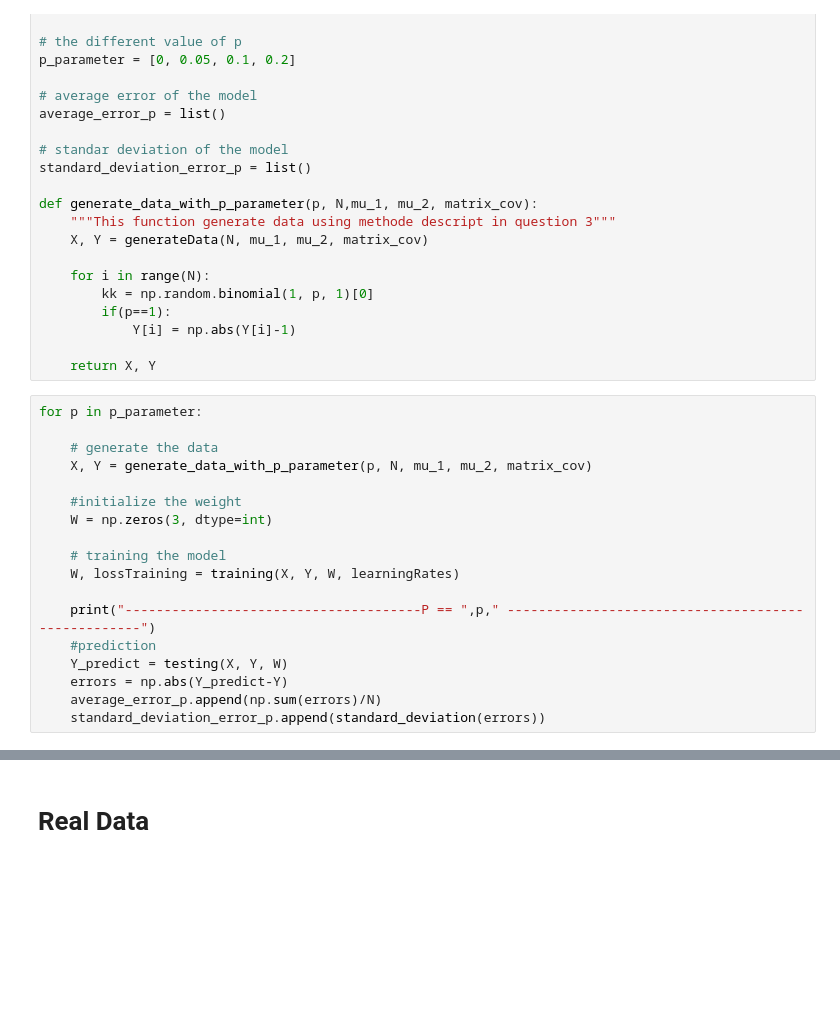
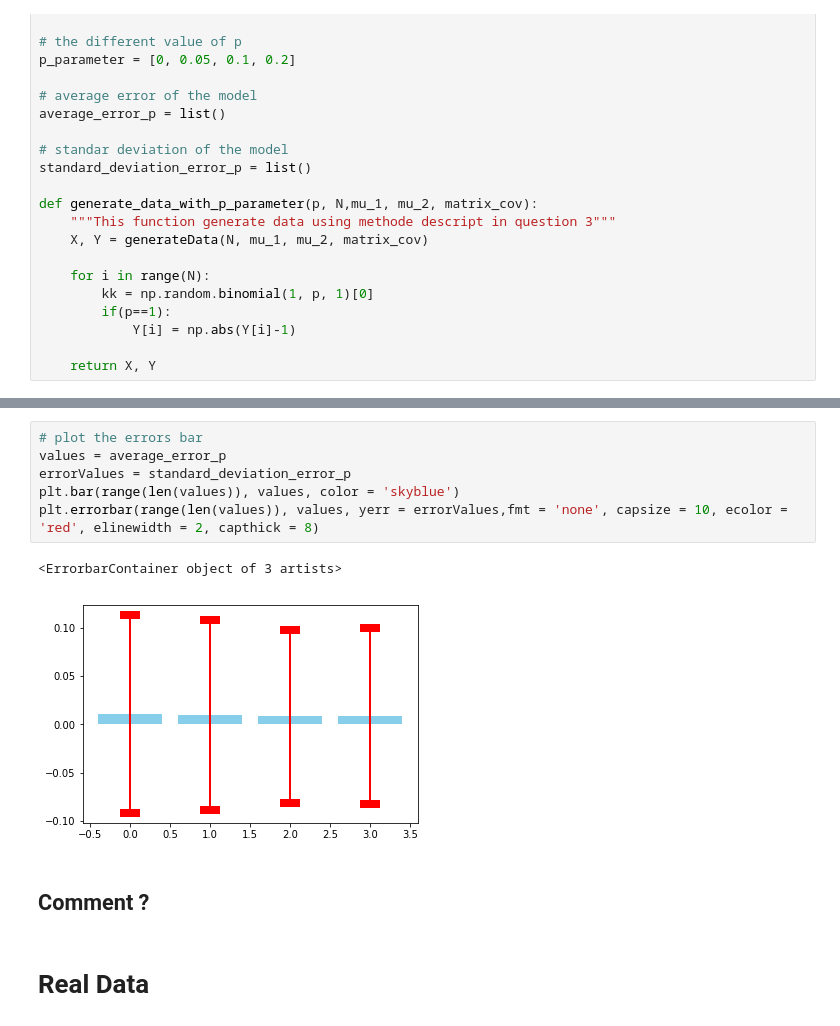
Before and after one commit to Panongbene/masster2IPP, a Jupyter notebook: 123.ipynb, the cells around one changed output, grey strips where cells are left out. Saved outputs shown, nothing was run; the diff lists cells and outputs as text; blank space fills up the shorter version.

```diff
--- a/123.ipynb
+++ b/123.ipynb
@@ -302,21 +305,3 @@ def generate_data_with_p_parameter(p, N,mu_1, mu_2, matrix_cov):
             Y[i] = np.abs(Y[i]-1)
 
     return X, Y
-# %%
-for p in p_parameter:
-
-    # generate the data
-    X, Y = generate_data_with_p_parameter(p, N, mu_1, mu_2, matrix_cov)
-
-    #initialize the weight
-    W = np.zeros(3, dtype=int)
-
-    # training the model
-    W, lossTraining = training(X, Y, W, learningRates)
-
-    print("--------------------------------------P == ",p," ---------------------------------------------------")
-    #prediction
-    Y_predict = testing(X, Y, W)
-    errors = np.abs(Y_predict-Y)
-    average_error_p.append(np.sum(errors)/N)
-    standard_deviation_error_p.append(standard_deviation(errors))
@@ -346,3 +358,14 @@ print(average_error_p)
+# %%
+# plot the errors bar
+values = average_error_p
+errorValues = standard_deviation_error_p
+plt.bar(range(len(values)), values, color = 'skyblue')
+plt.errorbar(range(len(values)), values, yerr = errorValues,fmt = 'none', capsize = 10, ecolor = 'red', elinewidth = 2, capthick = 8)
+# %% [output]
+<ErrorbarContainer object of 3 artists>
+[figure, added]
+# %% [markdown]
+## Comment ?
 # %% [markdown]
 # Real Data
 # %%
```
Also changed, not shown: parts of 12 cells of this notebook.
